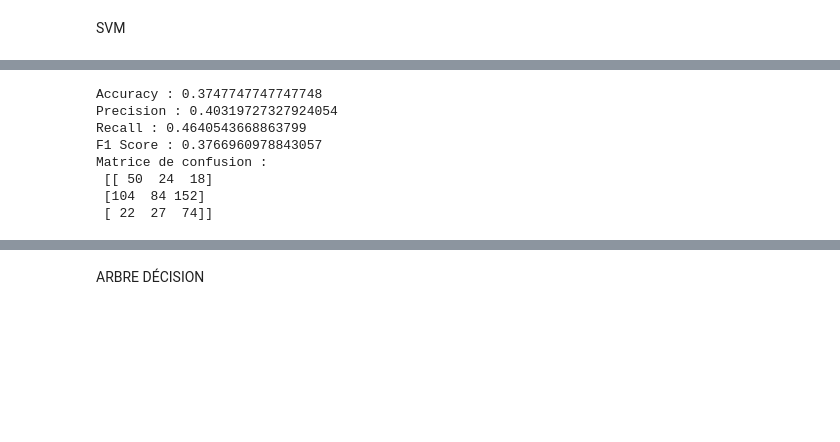
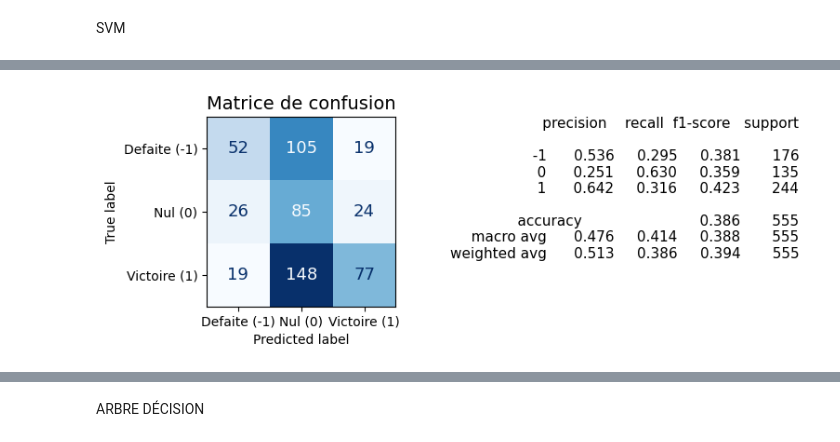
Before and after one commit to AntoninChevalier/Winunmax, a Jupyter notebook: notebooks/entrainement exploration.ipynb, the cells around one changed output, grey strips where cells are left out. Cells and saved outputs as stored; diff of their text form; code cells hidden in the pictures; blank space fills up the shorter version.

```diff
--- a/notebooks/entrainement exploration.ipynb
+++ b/notebooks/entrainement exploration.ipynb
@@ -210,17 +169,10 @@ Matrice de confusion :
 # %%
 svm_model = SVC(kernel="poly",class_weight="balanced")
 svm_model.fit(X_train_sans_2012_scaled, Y_train_sans_2012)
 y_svm_prediction_validation_1 = svm_model.predict(X_validation_sans_2012_scaled)
-modele.affichage_complet_score(y_svm_prediction_validation_1,Y_validation_sans_2012)
+modele.affichage_complet_score(Y_validation_sans_2012,y_svm_prediction_validation_1)
 # %% [output]
-Accuracy : 0.3747747747747748
-Precision : 0.40319727327924054
-Recall : 0.4640543668863799
-F1 Score : 0.3766960978843057
-Matrice de confusion :
- [[ 50  24  18]
- [104  84 152]
- [ 22  27  74]]
+[figure, added]
 # %%
 from sklearn.decomposition import PCA
 from sklearn.svm import SVC
```
Also changed, not shown: parts of 27 cells of this notebook, 10 other files.
